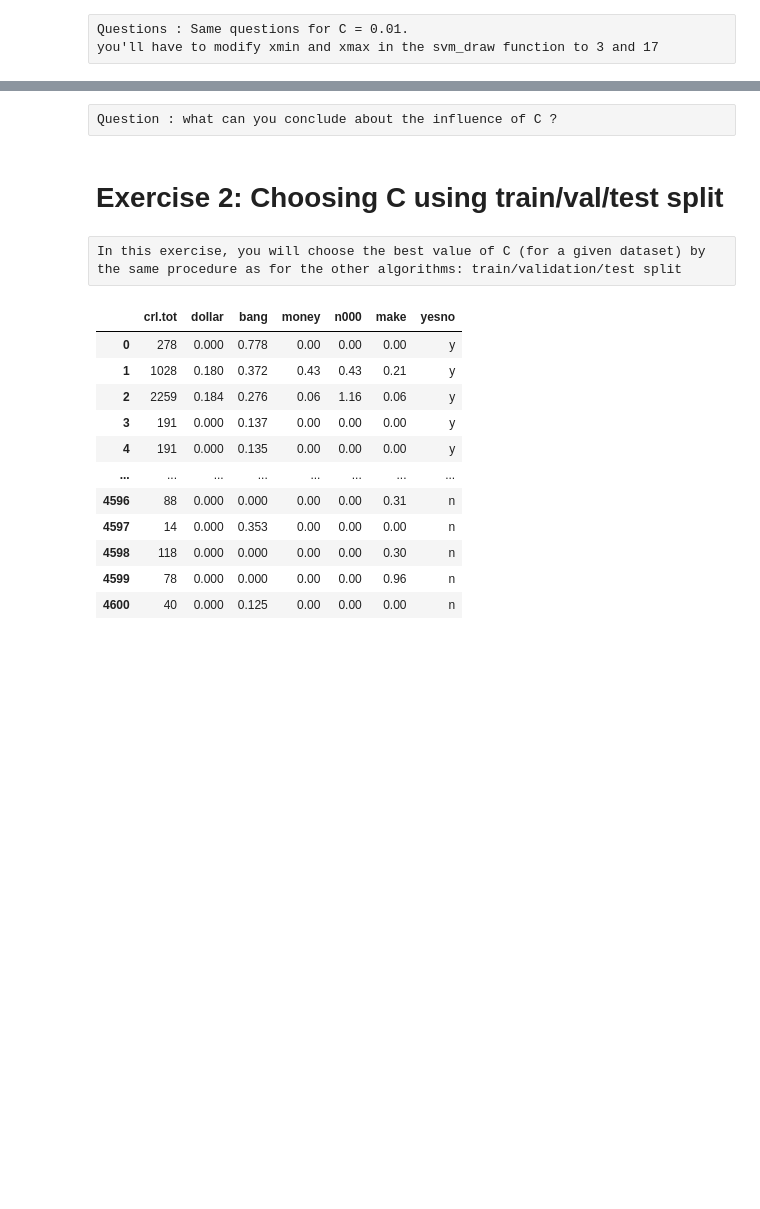
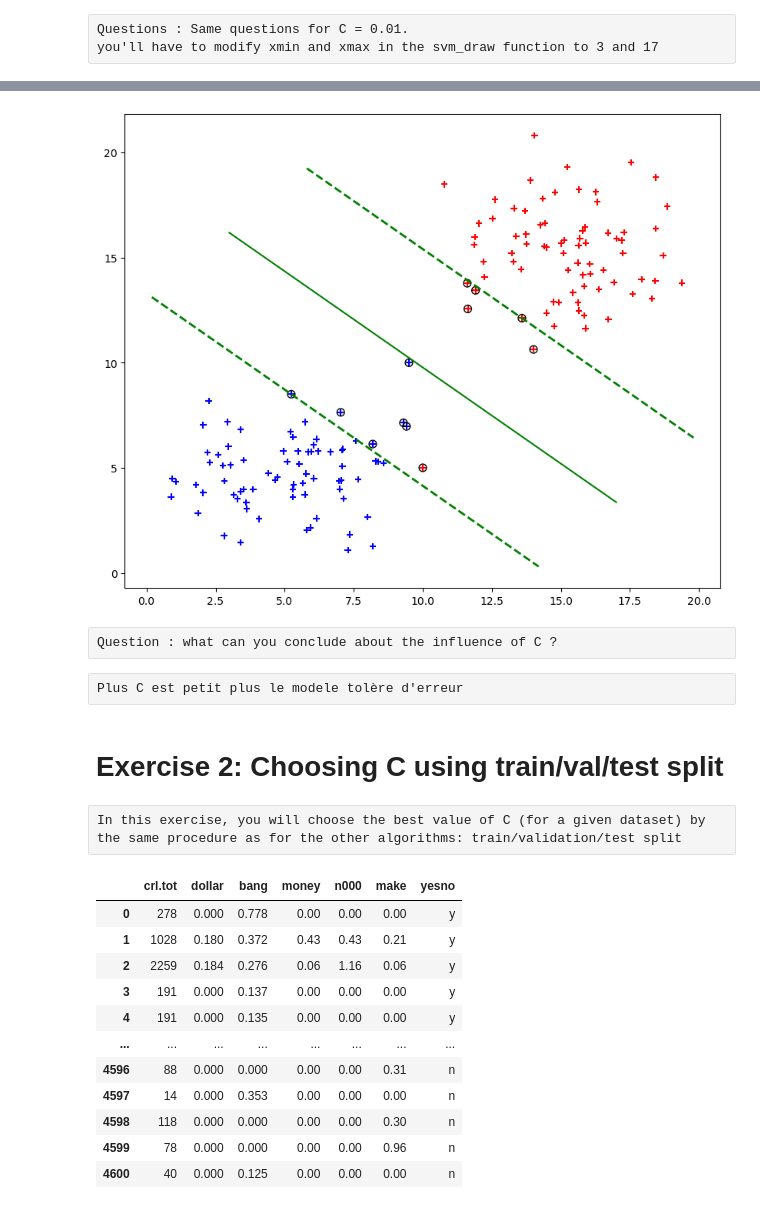
Before and after one commit to maodo/miage_fst, a Jupyter notebook: TP5/TP_SVM_student.ipynb, the cells around one changed output, grey strips where cells are left out. Saved outputs shown, nothing was run; the diff lists cells and outputs as text; code cells hidden in the pictures; blank space fills up the shorter version.

```diff
--- a/TP5/TP_SVM_student.ipynb
+++ b/TP5/TP_SVM_student.ipynb
@@ -185,3 +237,5 @@ Questions :
 # %% [raw]
 Questions : Same questions for C = 0.01.
 you'll have to modify xmin and xmax in the svm_draw function to 3 and 17
+# %%
+model_svm_c2 = svm.SVC(C = 0.01, kernel = 'linear').fit(dataset.iloc[:,:-1], dataset.y)
@@ -188,5 +257,11 @@ you'll have to modify xmin and xmax in the svm_draw function to 3 and 17
+# %%
+svm_draw(model_svm_c2, 3, 17, dataset)
+# %% [output]
+[figure, added]
 # %% [raw]
 Question : what can you conclude about the influence of C ?
+# %% [raw]
+Plus C est petit plus le modele tolère d'erreur
 # %% [markdown]
 # Exercise 2: Choosing C using train/val/test split
 # %% [raw]
```
Also changed, not shown: parts of 52 cells of this notebook, 1 other file.
